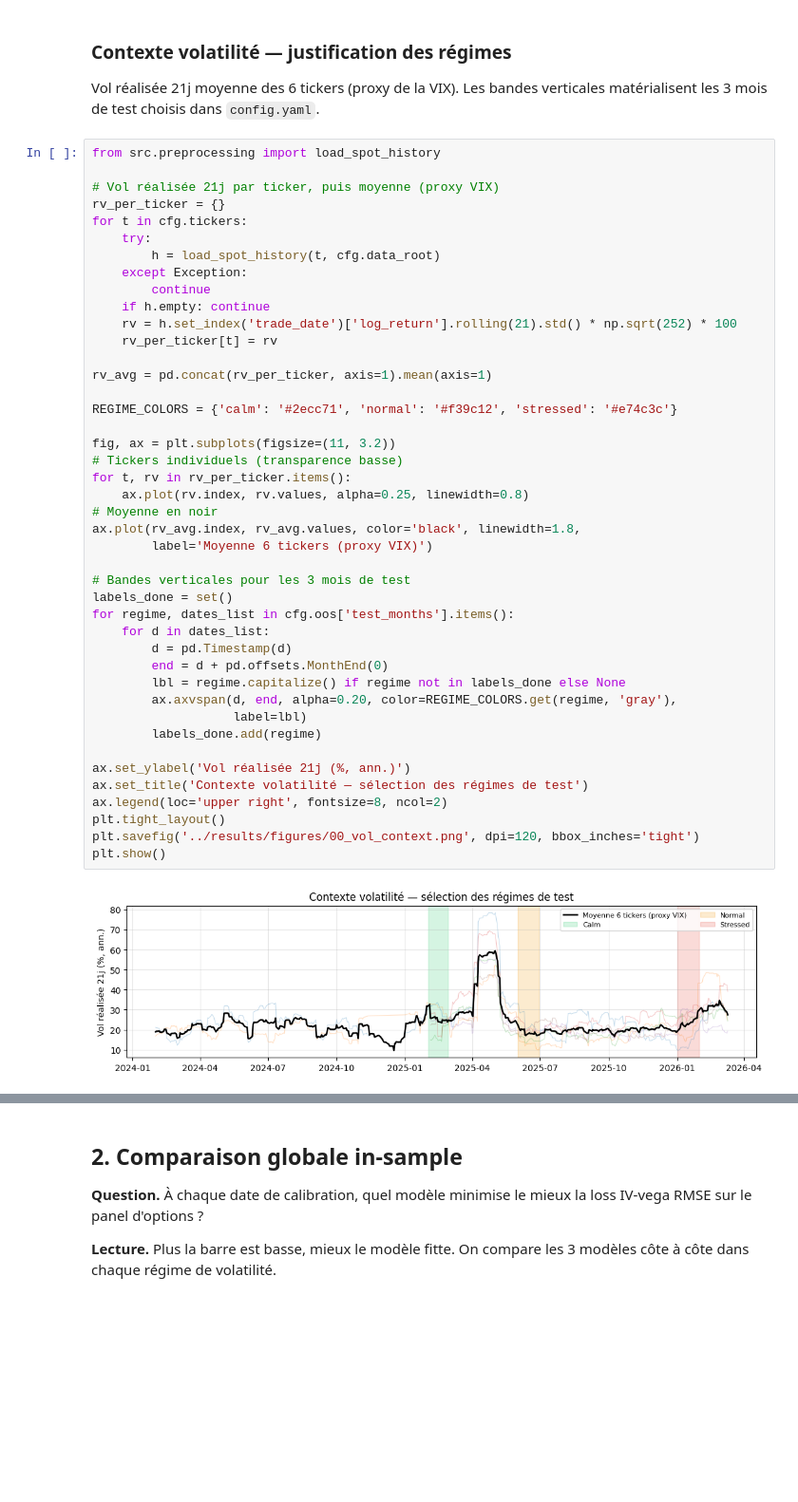
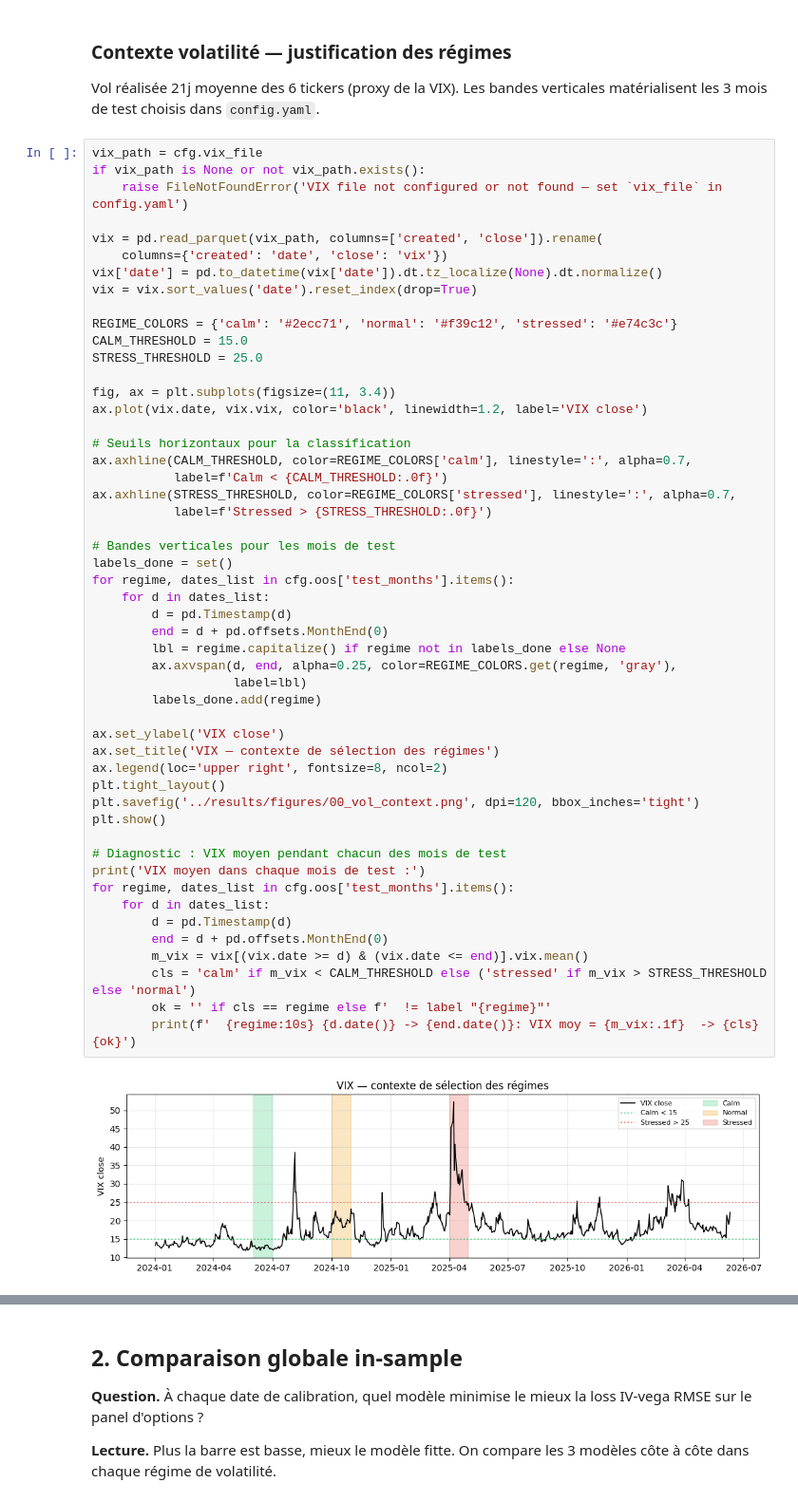
Before and after one commit to theomonredon/option_pricing_comparison_Heston93_HN00_CHJ09, a Jupyter notebook: notebooks/analysis.ipynb, the cells around one changed output, grey strips where cells are left out. Shown at 95% size. Drawn from its saved outputs; the diff is of its cells as text; blank space fills up the shorter version.

```diff
--- a/notebooks/analysis.ipynb
+++ b/notebooks/analysis.ipynb
@@ -86,47 +85,55 @@ Financials           2             2    GS, JPM
 Vol réalisée 21j moyenne des 6 tickers (proxy de la VIX). Les bandes
 verticales matérialisent les 3 mois de test choisis dans `config.yaml`.
 # %%
-from src.preprocessing import load_spot_history
+vix_path = cfg.vix_file
+if vix_path is None or not vix_path.exists():
+    raise FileNotFoundError('VIX file not configured or not found — set `vix_file` in config.yaml')
 
-# Vol réalisée 21j par ticker, puis moyenne (proxy VIX)
-rv_per_ticker = {}
-for t in cfg.tickers:
-    try:
-        h = load_spot_history(t, cfg.data_root)
-    except Exception:
-        continue
-    if h.empty: continue
-    rv = h.set_index('trade_date')['log_return'].rolling(21).std() * np.sqrt(252) * 100
-    rv_per_ticker[t] = rv
-
-rv_avg = pd.concat(rv_per_ticker, axis=1).mean(axis=1)
+vix = pd.read_parquet(vix_path, columns=['created', 'close']).rename(
+    columns={'created': 'date', 'close': 'vix'})
+vix['date'] = pd.to_datetime(vix['date']).dt.tz_localize(None).dt.normalize()
+vix = vix.sort_values('date').reset_index(drop=True)
 
 REGIME_COLORS = {'calm': '#2ecc71', 'normal': '#f39c12', 'stressed': '#e74c3c'}
+CALM_THRESHOLD = 15.0
+STRESS_THRESHOLD = 25.0
 
-fig, ax = plt.subplots(figsize=(11, 3.2))
-# Tickers individuels (transparence basse)
-for t, rv in rv_per_ticker.items():
-    ax.plot(rv.index, rv.values, alpha=0.25, linewidth=0.8)
-# Moyenne en noir
-ax.plot(rv_avg.index, rv_avg.values, color='black', linewidth=1.8,
-        label='Moyenne 6 tickers (proxy VIX)')
+fig, ax = plt.subplots(figsize=(11, 3.4))
+ax.plot(vix.date, vix.vix, color='black', linewidth=1.2, label='VIX close')
 
-# Bandes verticales pour les 3 mois de test
+# Seuils horizontaux pour la classification
+ax.axhline(CALM_THRESHOLD, color=REGIME_COLORS['calm'], linestyle=':', alpha=0.7,
+           label=f'Calm < {CALM_THRESHOLD:.0f}')
+ax.axhline(STRESS_THRESHOLD, color=REGIME_COLORS['stressed'], linestyle=':', alpha=0.7,
+           label=f'Stressed > {STRESS_THRESHOLD:.0f}')
+
+# Bandes verticales pour les mois de test
 labels_done = set()
 for regime, dates_list in cfg.oos['test_months'].items():
     for d in dates_list:
         d = pd.Timestamp(d)
         end = d + pd.offsets.MonthEnd(0)
         lbl = regime.capitalize() if regime not in labels_done else None
-        ax.axvspan(d, end, alpha=0.20, color=REGIME_COLORS.get(regime, 'gray'),
+        ax.axvspan(d, end, alpha=0.25, color=REGIME_COLORS.get(regime, 'gray'),
                    label=lbl)
         labels_done.add(regime)
 
-ax.set_ylabel('Vol réalisée 21j (%, ann.)')
-ax.set_title('Contexte volatilité — sélection des régimes de test')
+ax.set_ylabel('VIX close')
+ax.set_title('VIX — contexte de sélection des régimes')
 ax.legend(loc='upper right', fontsize=8, ncol=2)
 plt.tight_layout()
 plt.savefig('../results/figures/00_vol_context.png', dpi=120, bbox_inches='tight')
 plt.show()
+
+# Diagnostic : VIX moyen pendant chacun des mois de test
+print('VIX moyen dans chaque mois de test :')
+for regime, dates_list in cfg.oos['test_months'].items():
+    for d in dates_list:
+        d = pd.Timestamp(d)
+        end = d + pd.offsets.MonthEnd(0)
+        m_vix = vix[(vix.date >= d) & (vix.date <= end)].vix.mean()
+        cls = 'calm' if m_vix < CALM_THRESHOLD else ('stressed' if m_vix > STRESS_THRESHOLD else 'normal')
+        ok = '' if cls == regime else f'  != label "{regime}"'
+        print(f'  {regime:10s} {d.date()} -> {end.date()}: VIX moy = {m_vix:.1f}  -> {cls}{ok}')
 # %% [output]
-[figure, old version]
+[figure, new version]
```
Also changed, not shown: parts of 9 cells of this notebook, 14 other files.
